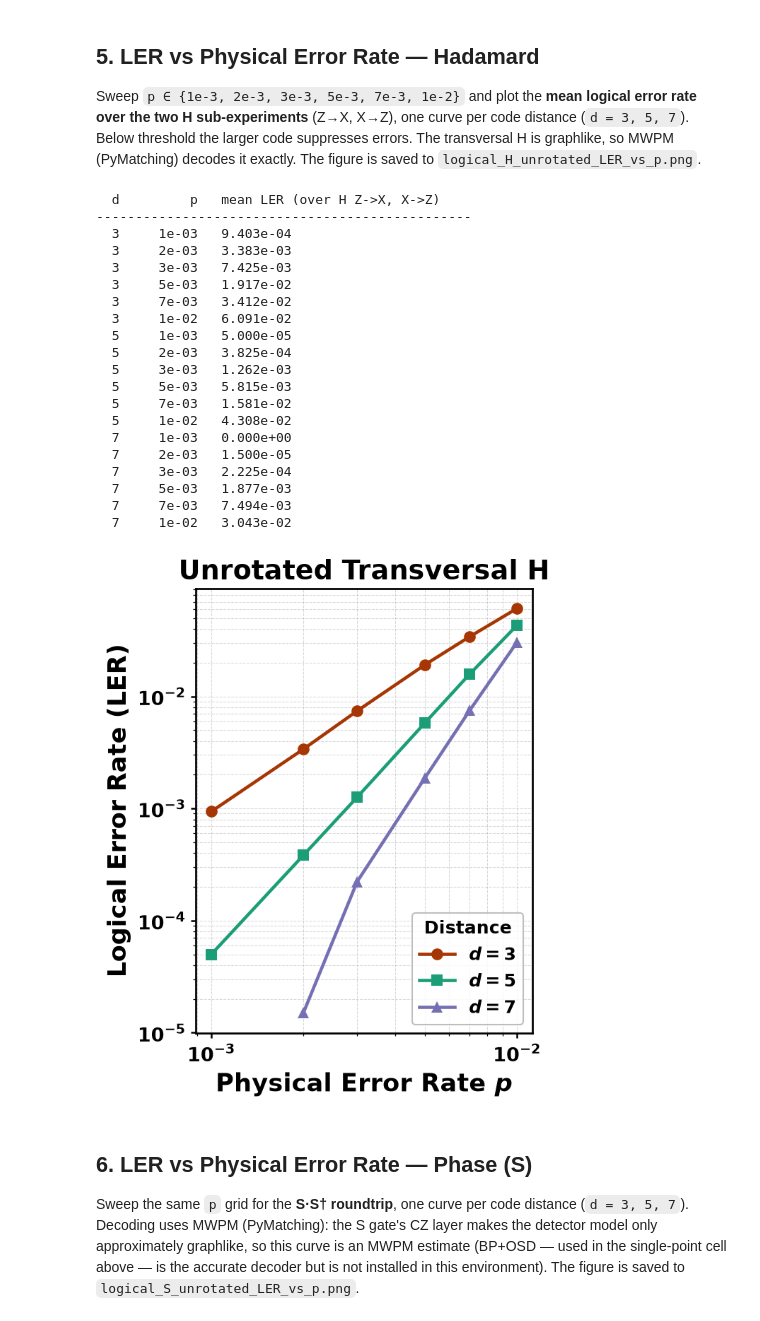
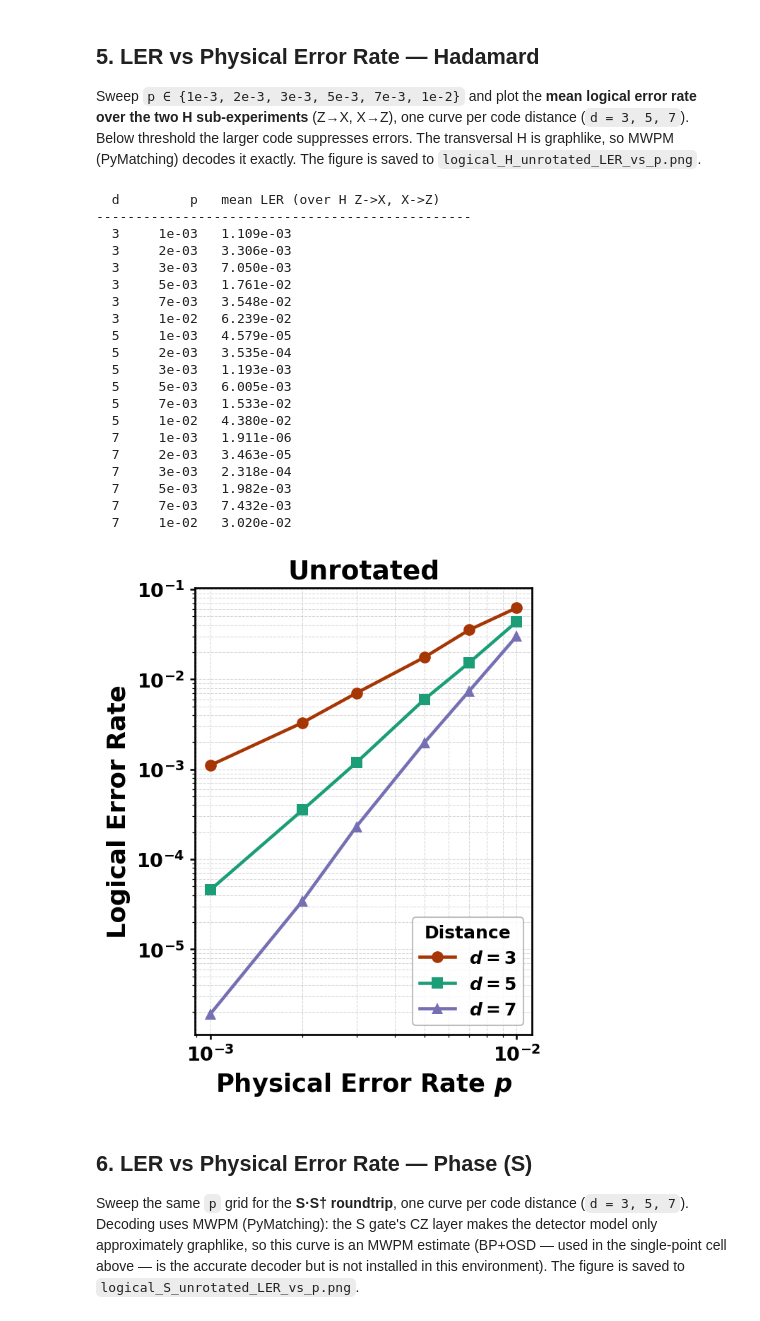
Before and after one commit to QuTone/LightStim, a Jupyter notebook: notebooks/LogicalOps/logical_H_S_unrotated.ipynb, the cells around one changed output. Cells and saved outputs as stored; diff of their text form; code cells hidden in the pictures.

```diff
--- a/notebooks/LogicalOps/logical_H_S_unrotated.ipynb
+++ b/notebooks/LogicalOps/logical_H_S_unrotated.ipynb
@@ -167,9 +167,9 @@ MARKERS   = {3: "o", 5: "s", 7: "^"}
 
 sweep_pipeline = SimulationPipeline(
     decoder_config=DecoderConfig("pymatching", backend="cpu"),
-    max_shots=200_000,
-    max_errors=60,
-    num_workers=8,
+    max_shots=100_000_000,
+    max_errors=200,
+    num_workers=32,
     print_progress=False,
 )
 
@@ -191,54 +191,54 @@ for dd in DISTANCES:
         noise = NoiseConfig(p_idle=pp, p_1q=pp, p_2q=pp, p_meas=pp, p_reset=pp)
         v = ler_H(dd, noise)
         ler_curves[dd].append(v)
         print(f"{dd:>3} {pp:>9.0e}   {v:.3e}")
 
 apply_paper_style()
 fig, ax = plt.subplots(figsize=(4.5, 5.5))
 proxies = []
 for dd in DISTANCES:
     color  = PALETTE_DISTANCE.get(dd, "gray")
     marker = MARKERS.get(dd, "o")
     _y = np.array(ler_curves[dd], dtype=float)
     _y[_y <= 0] = np.nan  # drop zero-error points (e.g. d=7 low-p) from the log plot
     ax.loglog(P_SWEEP, _y, marker=marker, color=color,
               linestyle="-", markeredgecolor="none")
     proxies.append(mlines.Line2D([], [], color=color, ls="-", marker=marker,
                                  markersize=8, markeredgecolor="none", label=f"$d = {dd}$"))
 
 ax.set_xlabel("Physical Error Rate $p$")
-ax.set_ylabel("Logical Error Rate (LER)")
-ax.set_title("Unrotated Transversal H")
+ax.set_ylabel("Logical Error Rate")
+ax.set_title("Unrotated")
 ax.grid(True, which="both", ls="--", linewidth=0.5, alpha=0.5)
 bold_ticks(ax)
 leg = ax.legend(handles=proxies, title="Distance", loc="lower right",
                 frameon=True, framealpha=0.85)
 leg.get_title().set_fontweight("bold")
 fig.tight_layout()
 fig.savefig("logical_H_unrotated_LER_vs_p.png", dpi=150, bbox_inches="tight")
 plt.show()
 # %% [output]
   d         p   mean LER (over H Z->X, X->Z)
 ------------------------------------------------
-  3     1e-03   9.403e-04
-  3     2e-03   3.383e-03
-  3     3e-03   7.425e-03
-  3     5e-03   1.917e-02
-  3     7e-03   3.412e-02
-  3     1e-02   6.091e-02
-  5     1e-03   5.000e-05
-  5     2e-03   3.825e-04
-  5     3e-03   1.262e-03
-  5     5e-03   5.815e-03
-  5     7e-03   1.581e-02
-  5     1e-02   4.308e-02
-  7     1e-03   0.000e+00
-  7     2e-03   1.500e-05
-  7     3e-03   2.225e-04
-  7     5e-03   1.877e-03
-  7     7e-03   7.494e-03
-  7     1e-02   3.043e-02
+  3     1e-03   1.109e-03
+  3     2e-03   3.306e-03
+  3     3e-03   7.050e-03
+  3     5e-03   1.761e-02
+  3     7e-03   3.548e-02
+  3     1e-02   6.239e-02
+  5     1e-03   4.579e-05
+  5     2e-03   3.535e-04
+  5     3e-03   1.193e-03
+  5     5e-03   6.005e-03
+  5     7e-03   1.533e-02
+  5     1e-02   4.380e-02
+  7     1e-03   1.911e-06
+  7     2e-03   3.463e-05
+  7     3e-03   2.318e-04
+  7     5e-03   1.982e-03
+  7     7e-03   7.432e-03
+  7     1e-02   3.020e-02
-[figure, old version]
+[figure, new version]
 # %% [markdown]
 ## 6. LER vs Physical Error Rate — Phase (S)
 
```
Also changed, not shown: parts of 3 cells of this notebook, 11 other files.
